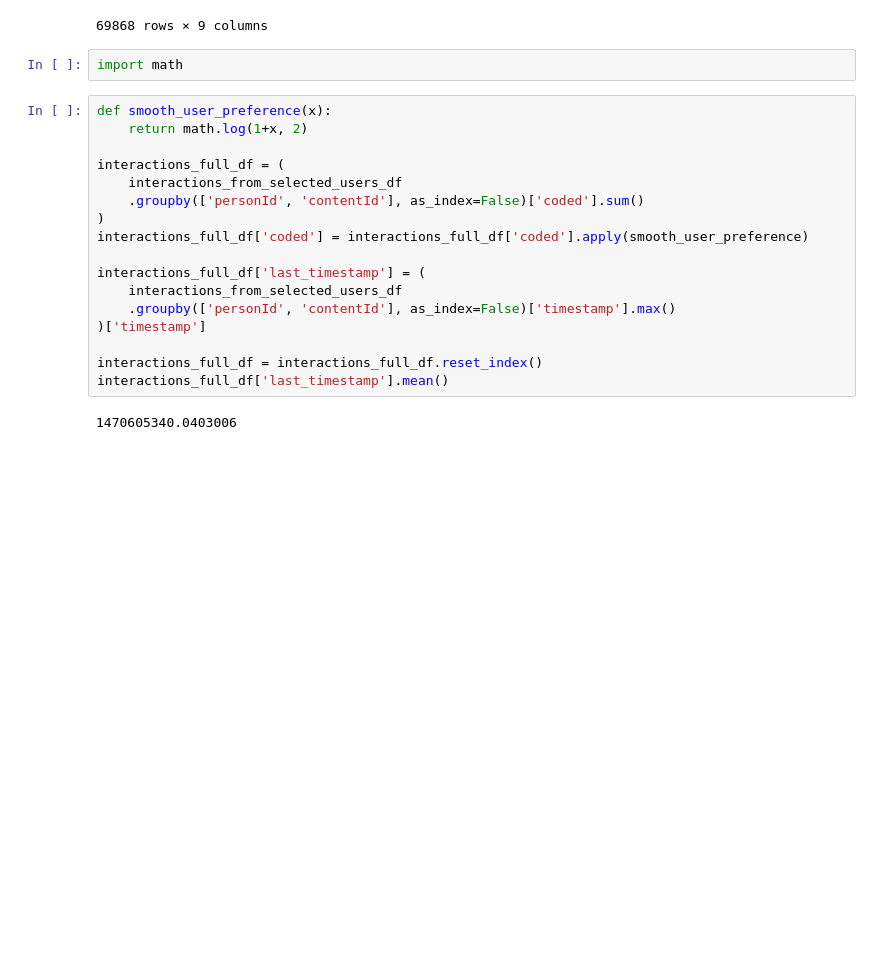
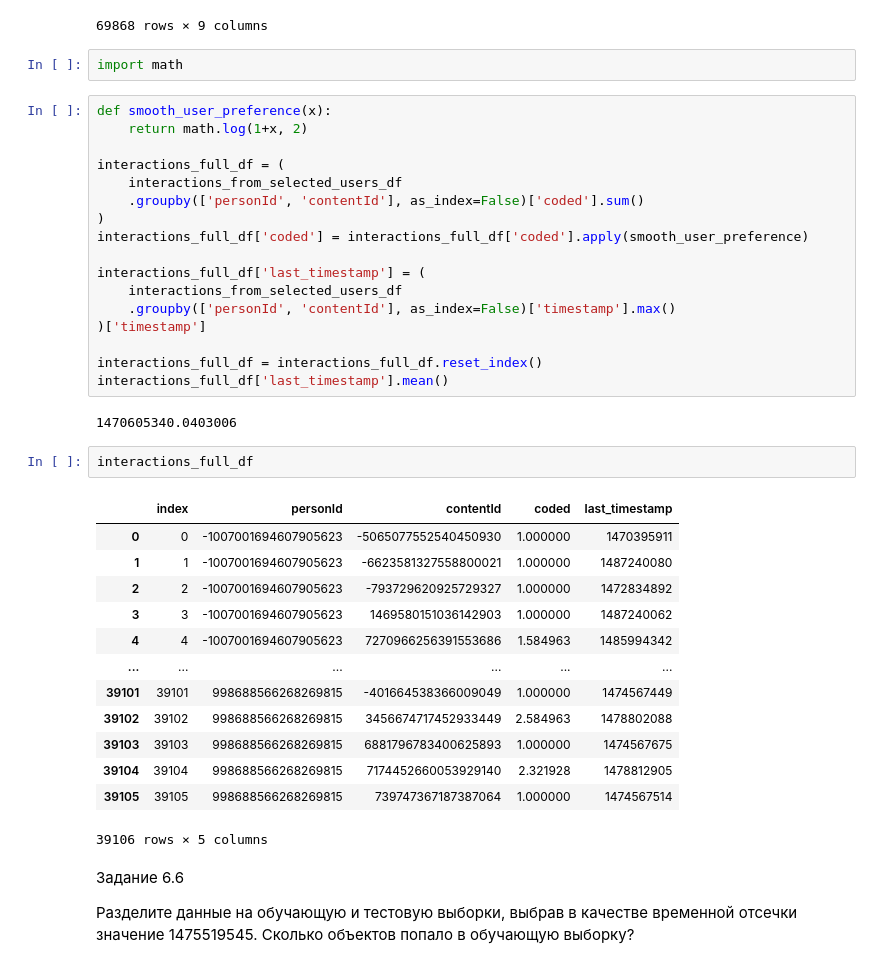
Before and after one commit to AlexGorel/IDE_NEW, a Jupyter notebook: MATH&ML-14. Рекомендательные системы. Часть I/MATH&ML-14. Рекомендательные системы. Часть I.ipynb, the cells around one changed output. Saved outputs shown, nothing was run; the diff lists cells and outputs as text; blank space fills up the shorter version.

```diff
--- a/MATH&ML-14. Рекомендательные системы. Часть I/MATH&ML-14. Рекомендательные системы. Часть I.ipynb
+++ b/MATH&ML-14. Рекомендательные системы. Часть I/MATH&ML-14. Рекомендательные системы. Часть I.ipynb
@@ -429,3 +429,23 @@ interactions_full_df = interactions_full_df.reset_index()
 interactions_full_df['last_timestamp'].mean()
 # %% [output]
 1470605340.0403006
+# %%
+interactions_full_df
+# %% [output]
+|  | index | personId | contentId | coded | last_timestamp |
+| 0 | 0 | -1007001694607905623 | -5065077552540450930 | 1.000000 | 1470395911 |
+| 1 | 1 | -1007001694607905623 | -6623581327558800021 | 1.000000 | 1487240080 |
+| 2 | 2 | -1007001694607905623 | -793729620925729327 | 1.000000 | 1472834892 |
+| 3 | 3 | -1007001694607905623 | 1469580151036142903 | 1.000000 | 1487240062 |
+| 4 | 4 | -1007001694607905623 | 7270966256391553686 | 1.584963 | 1485994342 |
+| ... | ... | ... | ... | ... | ... |
+| 39101 | 39101 | 998688566268269815 | -401664538366009049 | 1.000000 | 1474567449 |
+| 39102 | 39102 | 998688566268269815 | 3456674717452933449 | 2.584963 | 1478802088 |
+| 39103 | 39103 | 998688566268269815 | 6881796783400625893 | 1.000000 | 1474567675 |
+| 39104 | 39104 | 998688566268269815 | 7174452660053929140 | 2.321928 | 1478812905 |
+| 39105 | 39105 | 998688566268269815 | 739747367187387064 | 1.000000 | 1474567514 |
+39106 rows × 5 columns
+# %% [markdown]
+Задание 6.6
+
+Разделите данные на обучающую и тестовую выборки, выбрав в качестве временной отсечки значение 1475519545. Сколько объектов попало в обучающую выборку?
```
Also changed, not shown: parts of 10 cells of this notebook, 3 other files.
